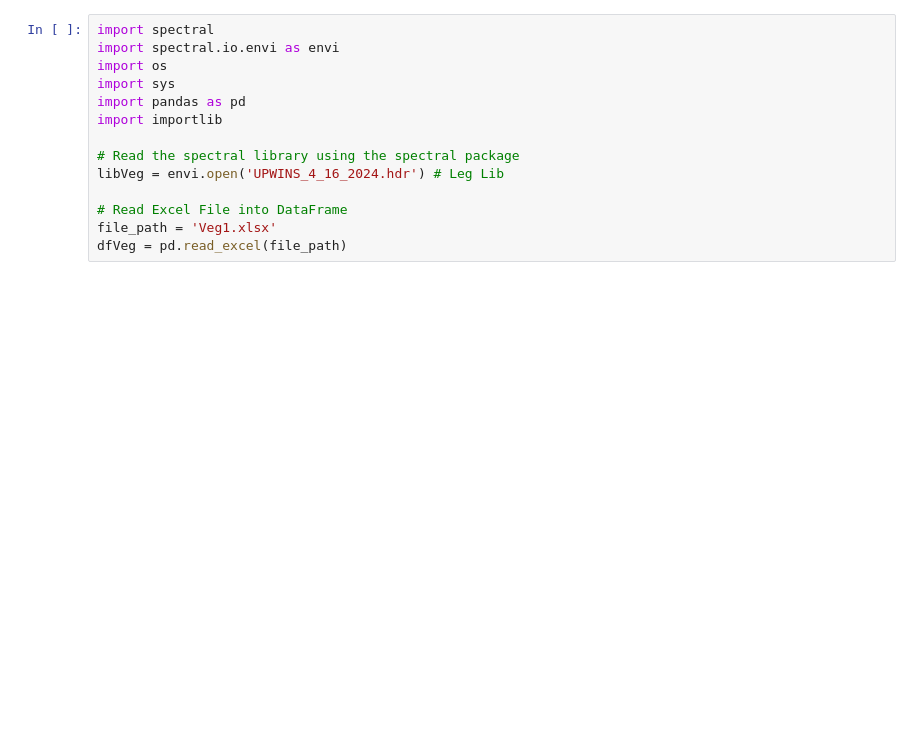
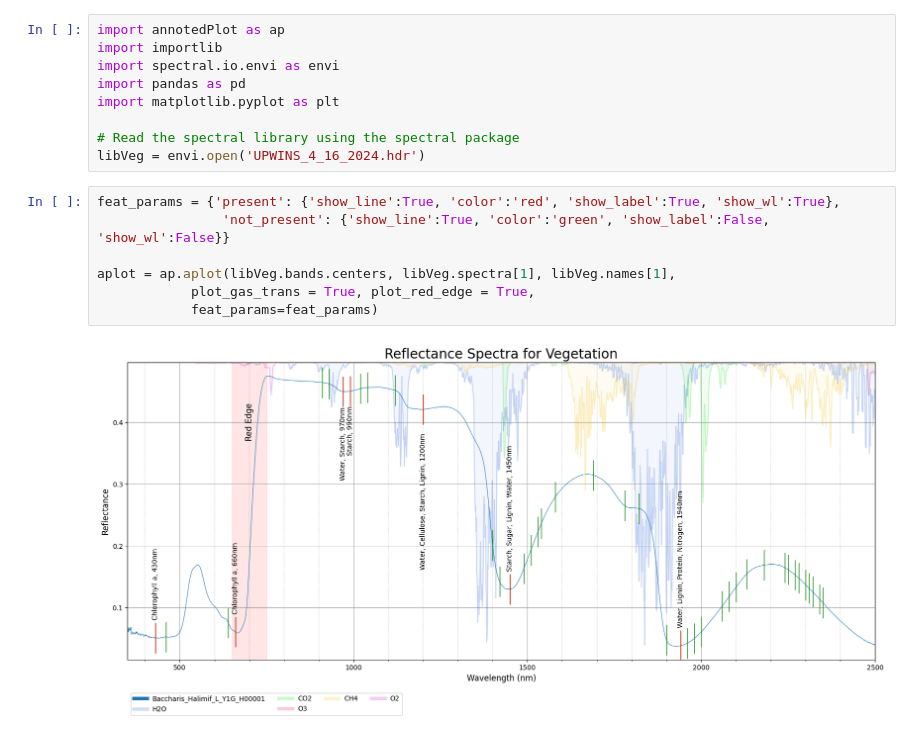
Before and after one commit to abasener/SpectralFeatures, a Jupyter notebook: ExampleCall.ipynb, the cells around one changed output. Drawn from its saved outputs; the diff is of its cells as text; blank space fills up the shorter version.

```diff
--- a/ExampleCall.ipynb
+++ b/ExampleCall.ipynb
@@ -1,15 +1,19 @@
 # %%
-import spectral
+import annotedPlot as ap
+import importlib
 import spectral.io.envi as envi
-import os
-import sys
 import pandas as pd
-import importlib
+import matplotlib.pyplot as plt
 
 # Read the spectral library using the spectral package
-libVeg = envi.open('UPWINS_4_16_2024.hdr') # Leg Lib
-
-# Read Excel File into DataFrame
-file_path = 'Veg1.xlsx'
-dfVeg = pd.read_excel(file_path)
+libVeg = envi.open('UPWINS_4_16_2024.hdr')
+# %%
+feat_params = {'present': {'show_line':True, 'color':'red', 'show_label':True, 'show_wl':True},
+                'not_present': {'show_line':True, 'color':'green', 'show_label':False, 'show_wl':False}}
+
+aplot = ap.aplot(libVeg.bands.centers, libVeg.spectra[1], libVeg.names[1],
+            plot_gas_trans = True, plot_red_edge = True,
+            feat_params=feat_params)
+# %% [output]
+[figure, added]
 # %%
```
Also changed, not shown: parts of 1 cell of this notebook, 5 other files.
